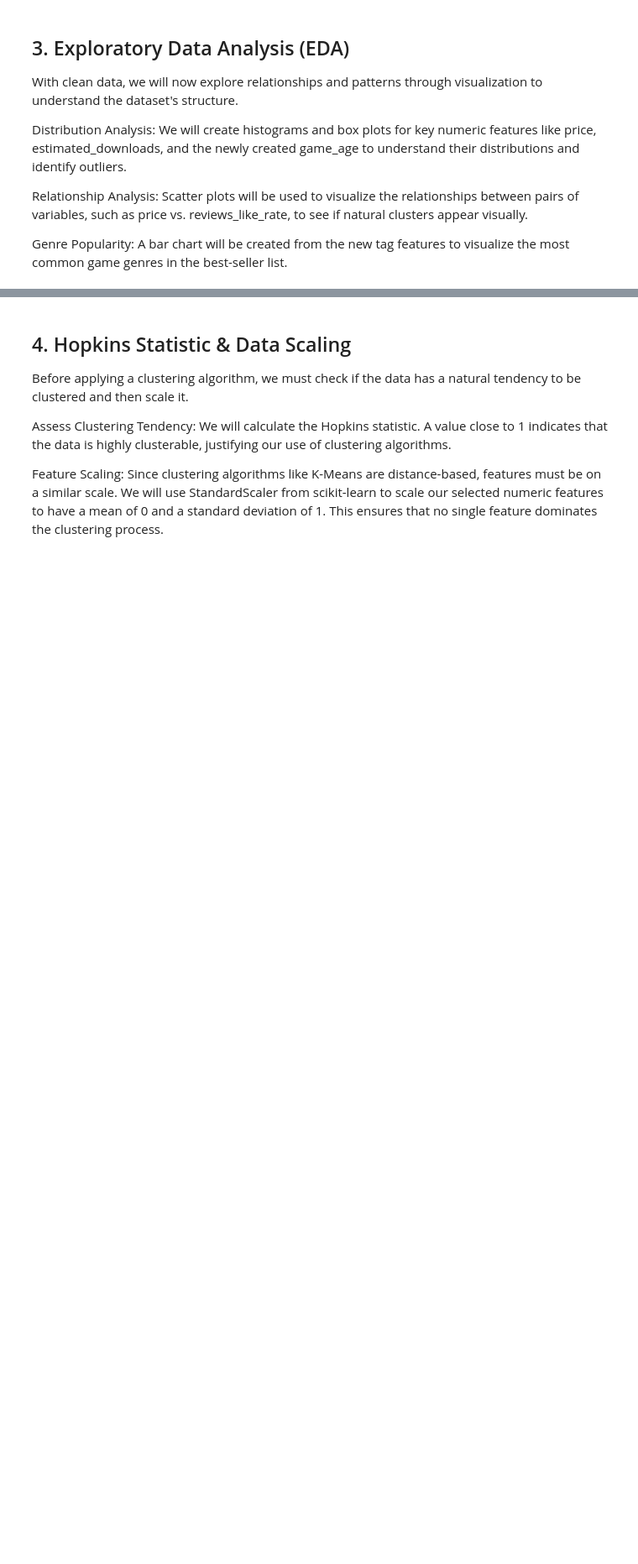
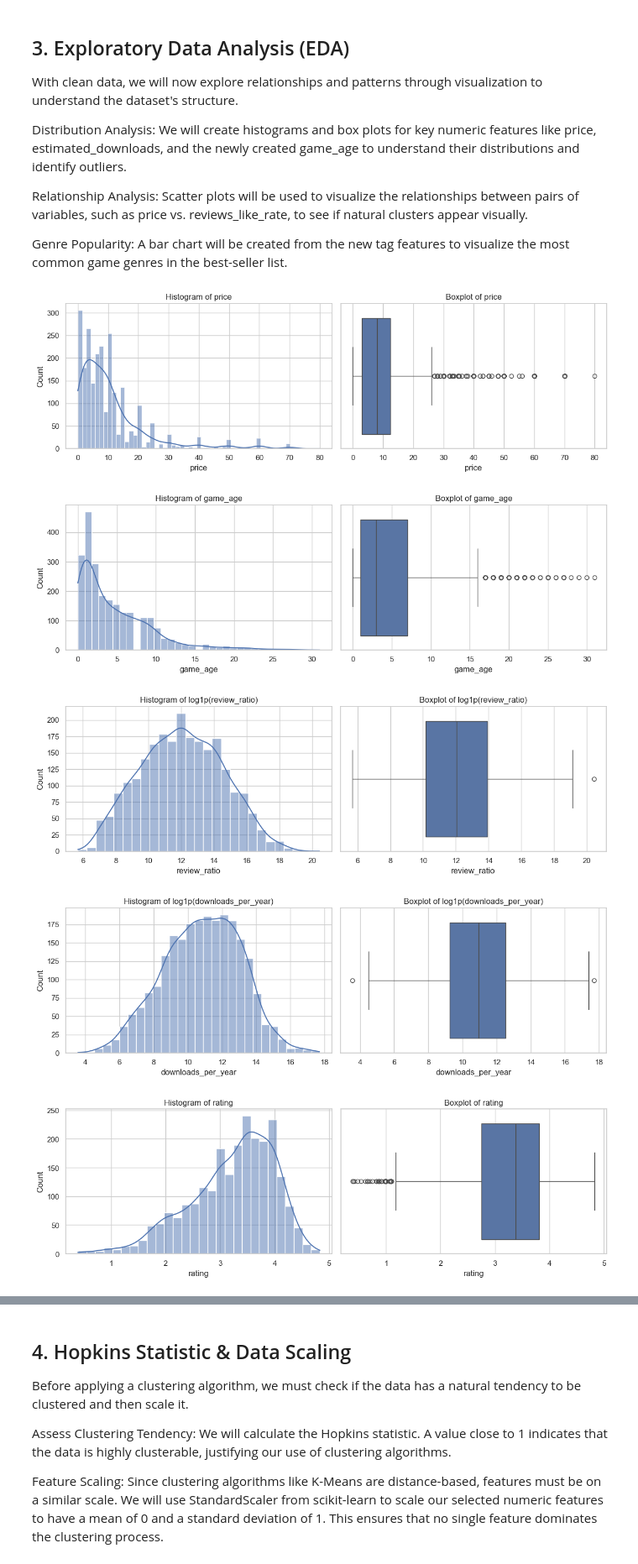
Before and after one commit to nuwanwixx/MDSAI25_ADM_MiniProject, a Jupyter notebook: besSelling_steam_games_analysis.ipynb, the cells around one changed output, grey strips where cells are left out. Shown at 84% size. Drawn from its saved outputs; the diff is of its cells as text; code cells hidden in the pictures; blank space fills up the shorter version.

```diff
--- a/besSelling_steam_games_analysis.ipynb
+++ b/besSelling_steam_games_analysis.ipynb
@@ -301,6 +324,9 @@ df_copy.at[2135, 'user_defined_tags'] = 'Action, Adventure, RPG'
 all_tags = df_copy['user_defined_tags'].str.split(', ').explode()
 top_tags = all_tags.value_counts().index.tolist()
 
+# Limit tags to the top 10 most frequent
+top_tags = top_tags[:10]
+
 ## print tags with refined count
 print("Tags and their refined counts:")
 tag_counts = all_tags.value_counts()
@@ -377,0 +400,3 @@ df_copy.head()
+# %%
+# Create 'downloads_per_year'
+df_copy['downloads_per_year'] = df_copy['estimated_downloads'] / (df_copy['game_age'] + 1)
@@ -377,0 +522,5 @@ df_copy.head()
+# %%
+
+# Clean / Remove unwanted columns from the df_copy
+columns_to_remove = ['reviews_like_rate', 'all_reviews_number', 'release_date','other_features', 'estimated_downloads','supported_os', 'supported_languages']
+df_copy.drop(columns=columns_to_remove, inplace=True, errors='ignore')
@@ -384,3 +568,31 @@ Distribution Analysis: We will create histograms and box plots for key numeric f
 Relationship Analysis: Scatter plots will be used to visualize the relationships between pairs of variables, such as price vs. reviews_like_rate, to see if natural clusters appear visually.
 
 Genre Popularity: A bar chart will be created from the new tag features to visualize the most common game genres in the best-seller list.
+# %%
+# 1. Distribution Analysis: Histograms and Box Plots for key numeric features
+numeric_features = ['price', 'game_age', 'review_ratio', 'downloads_per_year', 'rating', 'length', 'difficulty', 'age_restriction']
+
+# Features to plot with log scale (adjust as needed)
+log_scale_features = ['review_ratio', 'downloads_per_year']
+
+for feature in numeric_features:
+    fig, axes = plt.subplots(1, 2, figsize=(12, 4))
+    if feature in log_scale_features:
+        # Use log1p to handle zeros
+        sns.histplot(np.log1p(df_copy[feature]), kde=True, ax=axes[0])
+        axes[0].set_title(f'Histogram of log1p({feature})')
+        sns.boxplot(x=np.log1p(df_copy[feature]), ax=axes[1])
+        axes[1].set_title(f'Boxplot of log1p({feature})')
+    else:
+        sns.histplot(df_copy[feature], kde=True, ax=axes[0])
+        axes[0].set_title(f'Histogram of {feature}')
+        sns.boxplot(x=df_copy[feature], ax=axes[1])
+        axes[1].set_title(f'Boxplot of {feature}')
+    plt.tight_layout()
+    plt.show()
+# %% [output]
+[figure, added]
+[figure, added]
+[figure, added]
+[figure, added]
+[figure, added]
```
Also changed, not shown: parts of 50 cells of this notebook.
